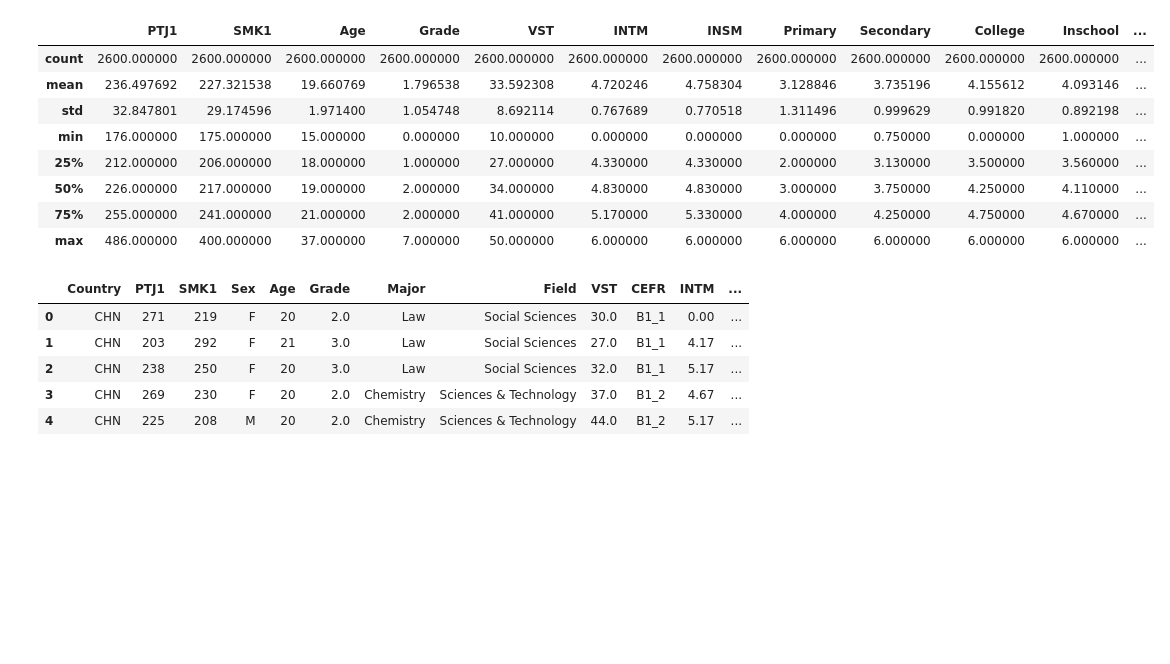
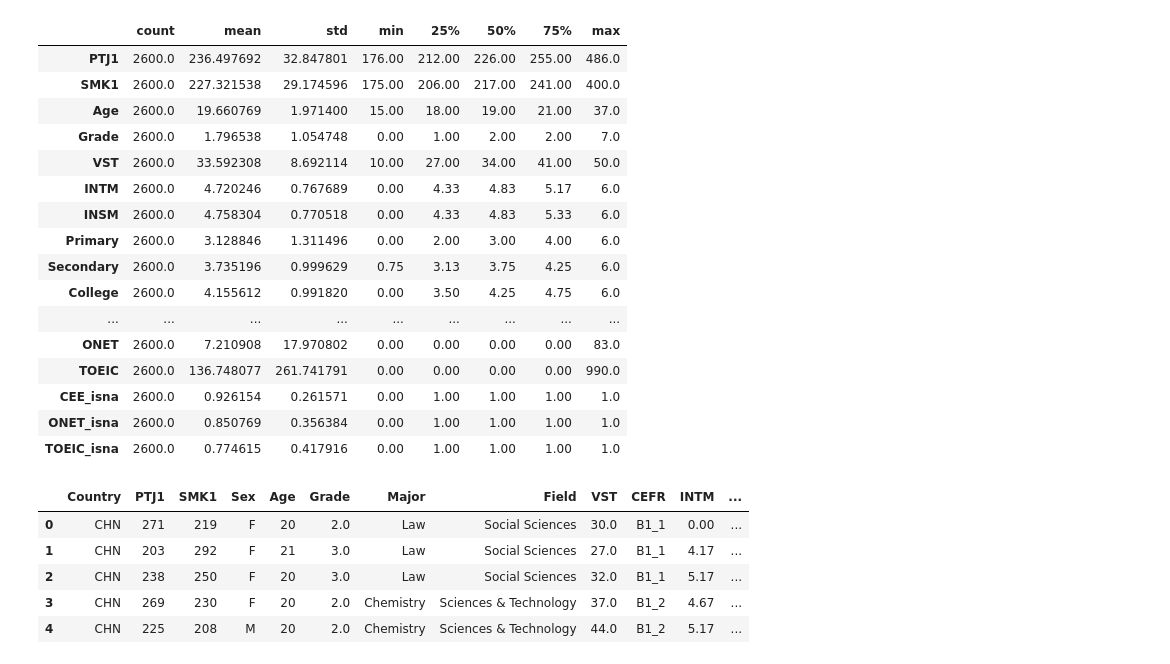
Before and after one commit to Jaester88/Springboard, a Jupyter notebook: Capstone_2_language_proficiency/C2_VST_JaeC_210907.ipynb, the cells around one changed output. Saved outputs shown, nothing was run; the diff lists cells and outputs as text; code cells hidden in the pictures; blank space fills up the shorter version.

```diff
--- a/Capstone_2_language_proficiency/C2_VST_JaeC_210907.ipynb
+++ b/Capstone_2_language_proficiency/C2_VST_JaeC_210907.ipynb
@@ -88,17 +88,25 @@ for c in cols:
     df[c] = df[c].fillna('N/A')
 df = df.drop(['Unnamed: 0', 'Code'], axis=1)
 # %%
-df.describe()
+df.describe().T
 # %% [output]
-|  | PTJ1 | SMK1 | Age | Grade | VST | INTM | INSM | Primary | Secondary | College | Inschool | ... |
-| count | 2600.000000 | 2600.000000 | 2600.000000 | 2600.000000 | 2600.000000 | 2600.000000 | 2600.000000 | 2600.000000 | 2600.000000 | 2600.000000 | 2600.000000 | ... |
-| mean | 236.497692 | 227.321538 | 19.660769 | 1.796538 | 33.592308 | 4.720246 | 4.758304 | 3.128846 | 3.735196 | 4.155612 | 4.093146 | ... |
-| std | 32.847801 | 29.174596 | 1.971400 | 1.054748 | 8.692114 | 0.767689 | 0.770518 | 1.311496 | 0.999629 | 0.991820 | 0.892198 | ... |
-| min | 176.000000 | 175.000000 | 15.000000 | 0.000000 | 10.000000 | 0.000000 | 0.000000 | 0.000000 | 0.750000 | 0.000000 | 1.000000 | ... |
-| 25% | 212.000000 | 206.000000 | 18.000000 | 1.000000 | 27.000000 | 4.330000 | 4.330000 | 2.000000 | 3.130000 | 3.500000 | 3.560000 | ... |
-| 50% | 226.000000 | 217.000000 | 19.000000 | 2.000000 | 34.000000 | 4.830000 | 4.830000 | 3.000000 | 3.750000 | 4.250000 | 4.110000 | ... |
-| 75% | 255.000000 | 241.000000 | 21.000000 | 2.000000 | 41.000000 | 5.170000 | 5.330000 | 4.000000 | 4.250000 | 4.750000 | 4.670000 | ... |
-| max | 486.000000 | 400.000000 | 37.000000 | 7.000000 | 50.000000 | 6.000000 | 6.000000 | 6.000000 | 6.000000 | 6.000000 | 6.000000 | ... |
+|  | count | mean | std | min | 25% | 50% | 75% | max |
+| PTJ1 | 2600.0 | 236.497692 | 32.847801 | 176.00 | 212.00 | 226.00 | 255.00 | 486.0 |
+| SMK1 | 2600.0 | 227.321538 | 29.174596 | 175.00 | 206.00 | 217.00 | 241.00 | 400.0 |
+| Age | 2600.0 | 19.660769 | 1.971400 | 15.00 | 18.00 | 19.00 | 21.00 | 37.0 |
+| Grade | 2600.0 | 1.796538 | 1.054748 | 0.00 | 1.00 | 2.00 | 2.00 | 7.0 |
+| VST | 2600.0 | 33.592308 | 8.692114 | 10.00 | 27.00 | 34.00 | 41.00 | 50.0 |
+| INTM | 2600.0 | 4.720246 | 0.767689 | 0.00 | 4.33 | 4.83 | 5.17 | 6.0 |
+| INSM | 2600.0 | 4.758304 | 0.770518 | 0.00 | 4.33 | 4.83 | 5.33 | 6.0 |
+| Primary | 2600.0 | 3.128846 | 1.311496 | 0.00 | 2.00 | 3.00 | 4.00 | 6.0 |
+| Secondary | 2600.0 | 3.735196 | 0.999629 | 0.75 | 3.13 | 3.75 | 4.25 | 6.0 |
+| College | 2600.0 | 4.155612 | 0.991820 | 0.00 | 3.50 | 4.25 | 4.75 | 6.0 |
+| ... | ... | ... | ... | ... | ... | ... | ... | ... |
+| ONET | 2600.0 | 7.210908 | 17.970802 | 0.00 | 0.00 | 0.00 | 0.00 | 83.0 |
+| TOEIC | 2600.0 | 136.748077 | 261.741791 | 0.00 | 0.00 | 0.00 | 0.00 | 990.0 |
+| CEE_isna | 2600.0 | 0.926154 | 0.261571 | 0.00 | 1.00 | 1.00 | 1.00 | 1.0 |
+| ONET_isna | 2600.0 | 0.850769 | 0.356384 | 0.00 | 1.00 | 1.00 | 1.00 | 1.0 |
+| TOEIC_isna | 2600.0 | 0.774615 | 0.417916 | 0.00 | 1.00 | 1.00 | 1.00 | 1.0 |
 # %%
 df.head()
 # %% [output]
```
Also changed, not shown: parts of 10 cells of this notebook, 3 other files.
